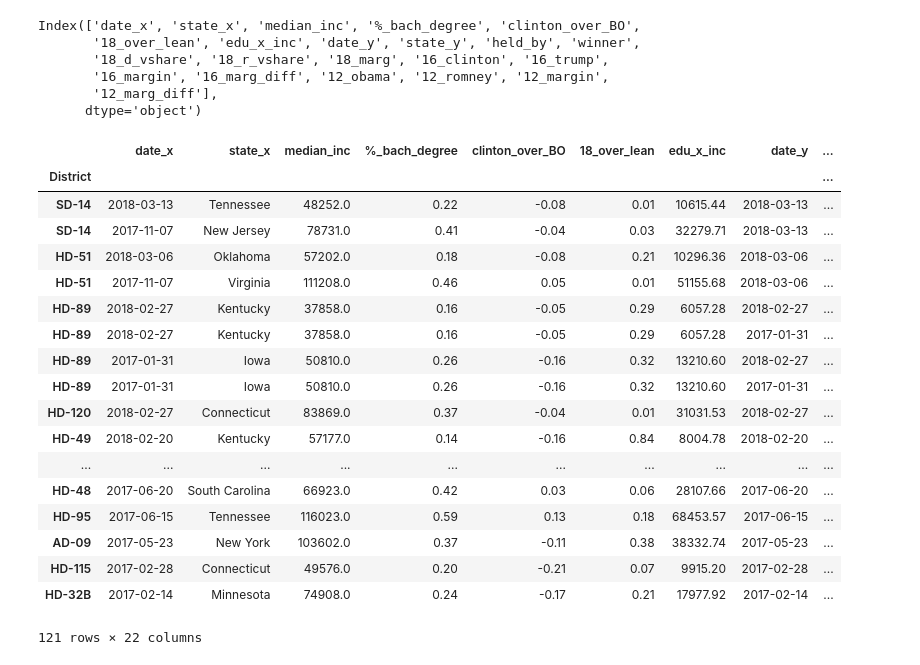
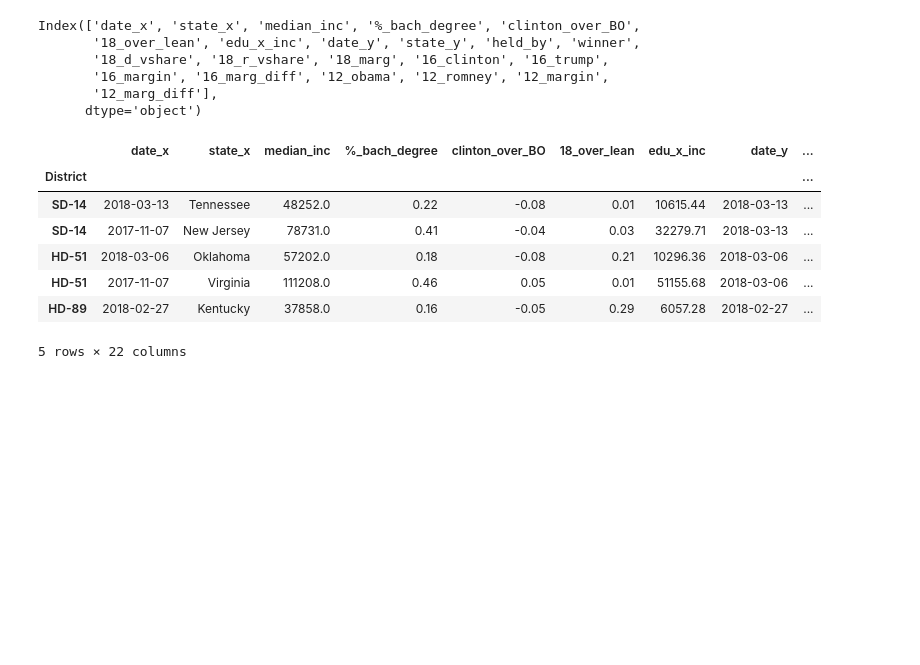
Before and after one commit to itlyons/Side_Projects, a Jupyter notebook: special_elections/dailykos_data.ipynb, the cells around one changed output. Saved outputs shown, nothing was run; the diff lists cells and outputs as text; code cells hidden in the pictures; blank space fills up the shorter version.

```diff
--- a/special_elections/dailykos_data.ipynb
+++ b/special_elections/dailykos_data.ipynb
@@ -222,24 +222,13 @@ Index(['date_x', 'state_x', 'median_inc', '%_bach_degree', 'clinton_over_BO',
        '12_marg_diff'],
       dtype='object')
 # %%
-df_test
+df_test.head()
 # %% [output]
 |  | date_x | state_x | median_inc | %_bach_degree | clinton_over_BO | 18_over_lean | edu_x_inc | date_y | ... |
 | District |  |  |  |  |  |  |  |  | ... |
 | SD-14 | 2018-03-13 | Tennessee | 48252.0 | 0.22 | -0.08 | 0.01 | 10615.44 | 2018-03-13 | ... |
 | SD-14 | 2017-11-07 | New Jersey | 78731.0 | 0.41 | -0.04 | 0.03 | 32279.71 | 2018-03-13 | ... |
 | HD-51 | 2018-03-06 | Oklahoma | 57202.0 | 0.18 | -0.08 | 0.21 | 10296.36 | 2018-03-06 | ... |
 | HD-51 | 2017-11-07 | Virginia | 111208.0 | 0.46 | 0.05 | 0.01 | 51155.68 | 2018-03-06 | ... |
 | HD-89 | 2018-02-27 | Kentucky | 37858.0 | 0.16 | -0.05 | 0.29 | 6057.28 | 2018-02-27 | ... |
-| HD-89 | 2018-02-27 | Kentucky | 37858.0 | 0.16 | -0.05 | 0.29 | 6057.28 | 2017-01-31 | ... |
-| HD-89 | 2017-01-31 | Iowa | 50810.0 | 0.26 | -0.16 | 0.32 | 13210.60 | 2018-02-27 | ... |
-| HD-89 | 2017-01-31 | Iowa | 50810.0 | 0.26 | -0.16 | 0.32 | 13210.60 | 2017-01-31 | ... |
-| HD-120 | 2018-02-27 | Connecticut | 83869.0 | 0.37 | -0.04 | 0.01 | 31031.53 | 2018-02-27 | ... |
-| HD-49 | 2018-02-20 | Kentucky | 57177.0 | 0.14 | -0.16 | 0.84 | 8004.78 | 2018-02-20 | ... |
-| ... | ... | ... | ... | ... | ... | ... | ... | ... | ... |
-| HD-48 | 2017-06-20 | South Carolina | 66923.0 | 0.42 | 0.03 | 0.06 | 28107.66 | 2017-06-20 | ... |
-| HD-95 | 2017-06-15 | Tennessee | 116023.0 | 0.59 | 0.13 | 0.18 | 68453.57 | 2017-06-15 | ... |
-| AD-09 | 2017-05-23 | New York | 103602.0 | 0.37 | -0.11 | 0.38 | 38332.74 | 2017-05-23 | ... |
-| HD-115 | 2017-02-28 | Connecticut | 49576.0 | 0.20 | -0.21 | 0.07 | 9915.20 | 2017-02-28 | ... |
-| HD-32B | 2017-02-14 | Minnesota | 74908.0 | 0.24 | -0.17 | 0.21 | 17977.92 | 2017-02-14 | ... |
-121 rows × 22 columns
+5 rows × 22 columns
```
Also changed, not shown: parts of 2 cells of this notebook.
